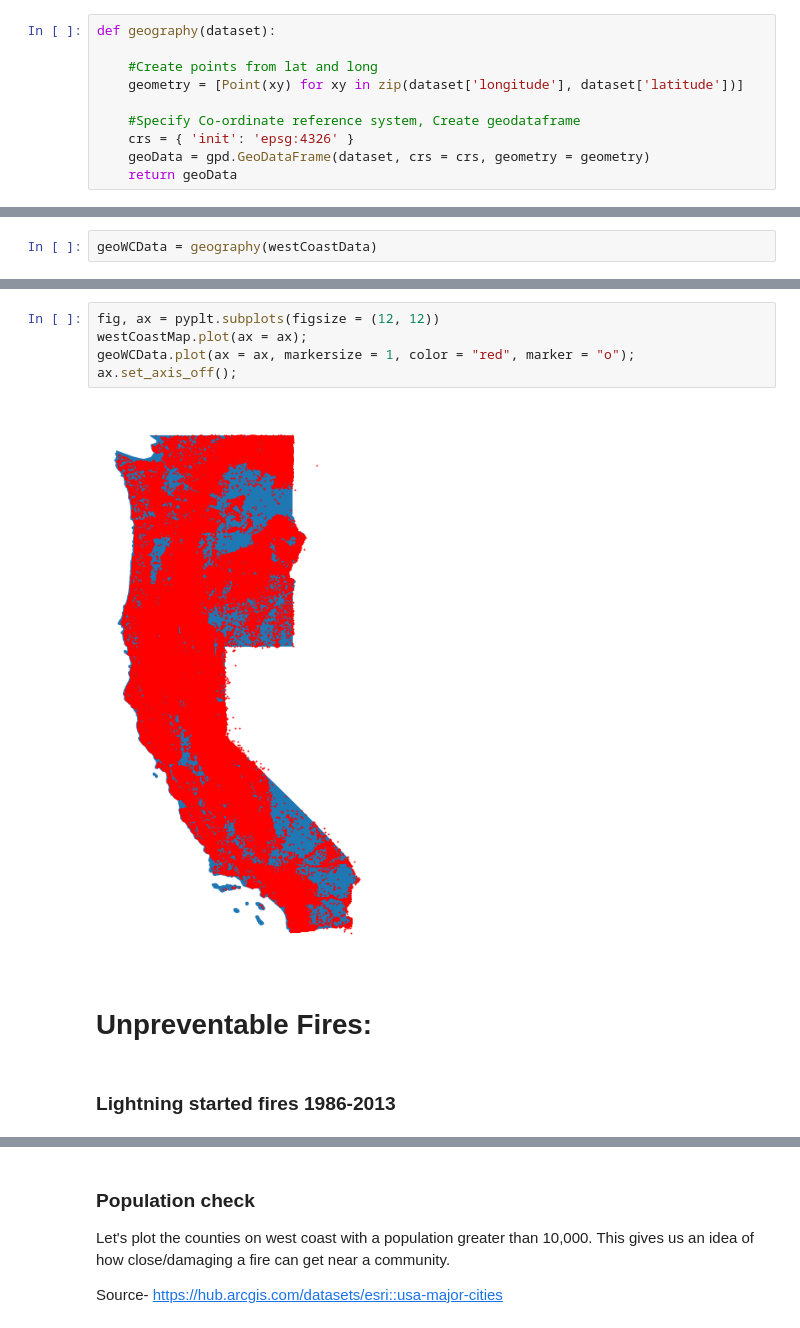
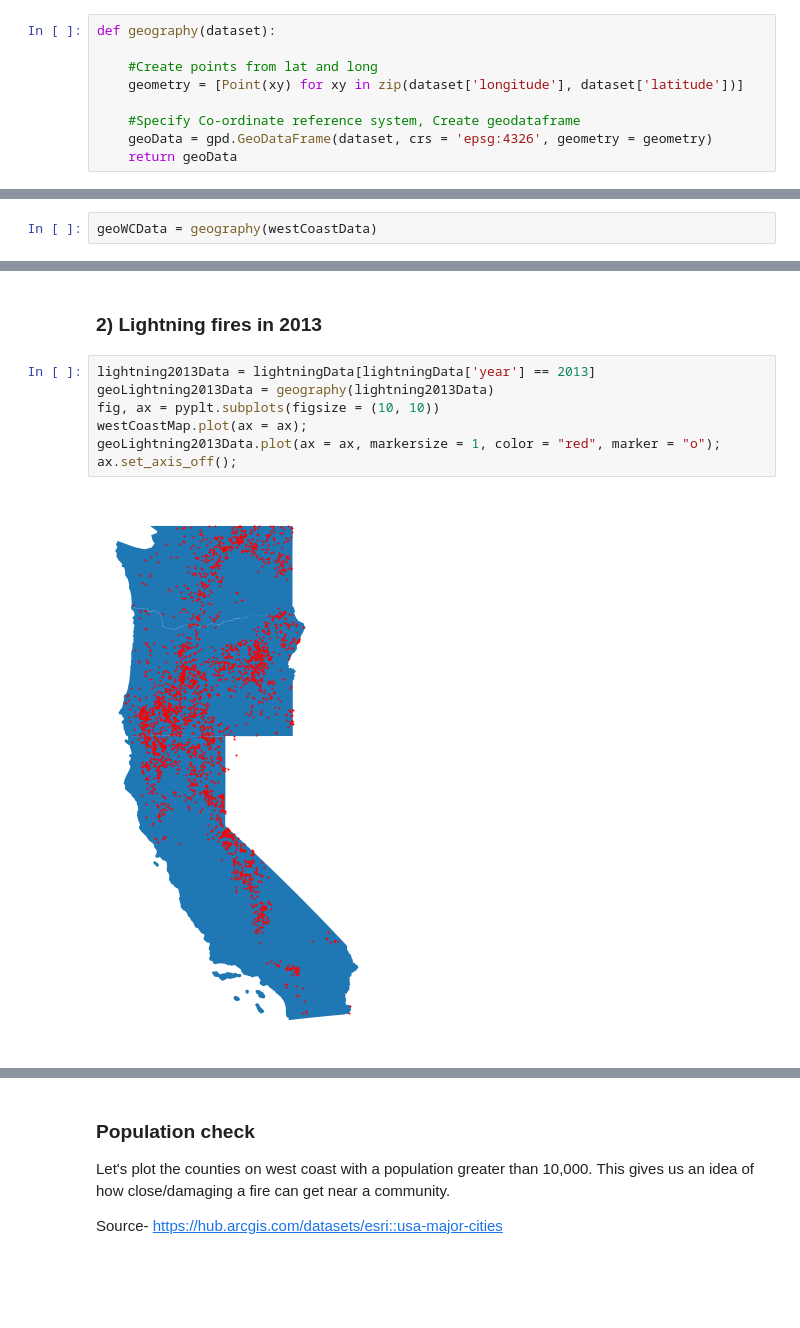
Before and after one commit to tcparchem/CS-418-Semester-Project, a Jupyter notebook: Analysis of Fire Start Data.ipynb, the cells around one changed output, grey strips where cells are left out. Saved outputs shown, nothing was run; the diff lists cells and outputs as text; blank space fills up the shorter version.

```diff
--- a/Analysis of Fire Start Data.ipynb
+++ b/Analysis of Fire Start Data.ipynb
@@ -112,8 +112,7 @@ def geography(dataset):
     geometry = [Point(xy) for xy in zip(dataset['longitude'], dataset['latitude'])]
 
     #Specify Co-ordinate reference system, Create geodataframe
-    crs = { 'init': 'epsg:4326' }
-    geoData = gpd.GeoDataFrame(dataset, crs = crs, geometry = geometry)
+    geoData = gpd.GeoDataFrame(dataset, crs = 'epsg:4326', geometry = geometry)
     return geoData
 # %%
 geoUSData = geography(usData)
@@ -184,11 +193,11 @@ ax.set_axis_off();
+# %% [markdown]
+### 2) Lightning fires in 2013
 # %%
-fig, ax = pyplt.subplots(figsize = (12, 12))
+lightning2013Data = lightningData[lightningData['year'] == 2013]
+geoLightning2013Data = geography(lightning2013Data)
+fig, ax = pyplt.subplots(figsize = (10, 10))
 westCoastMap.plot(ax = ax);
-geoWCData.plot(ax = ax, markersize = 1, color = "red", marker = "o");
+geoLightning2013Data.plot(ax = ax, markersize = 1, color = "red", marker = "o");
 ax.set_axis_off();
 # %% [output]
-[figure, old version]
+[figure, new version]
-# %% [markdown]
-# Unpreventable Fires:
-# %% [markdown]
-### Lightning started fires 1986-2013
```
Also changed, not shown: parts of 57 cells of this notebook.
